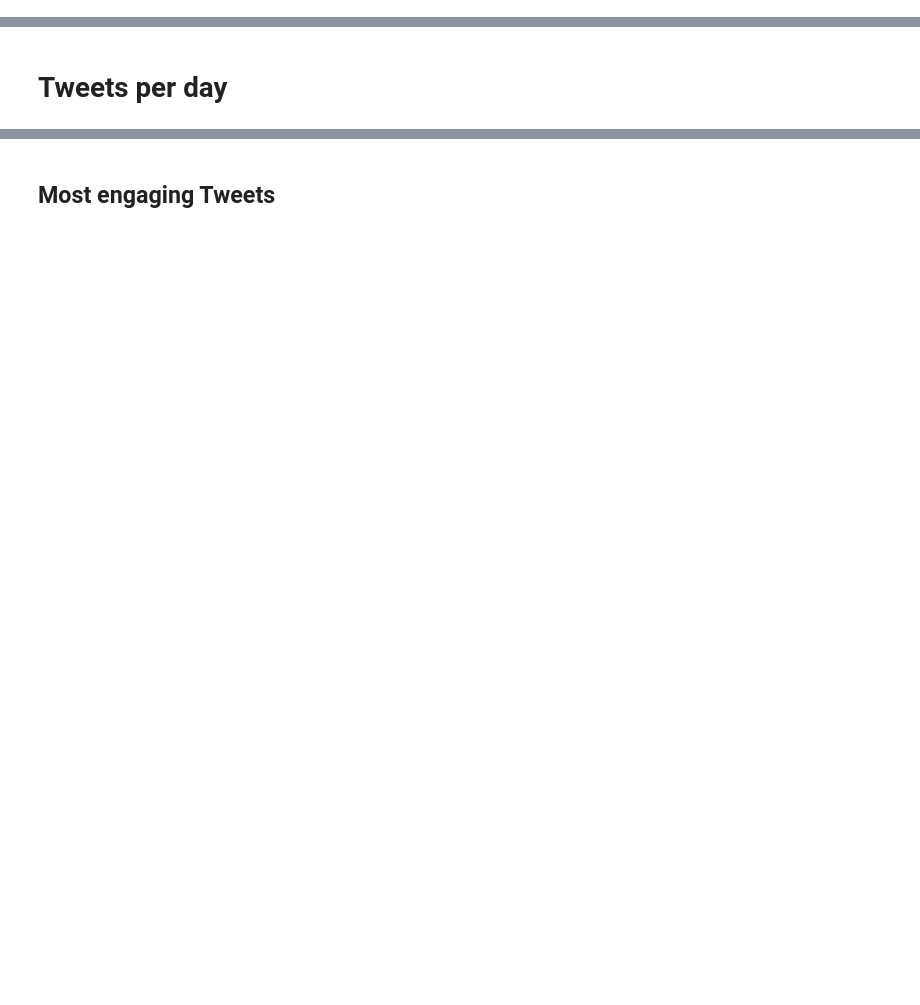
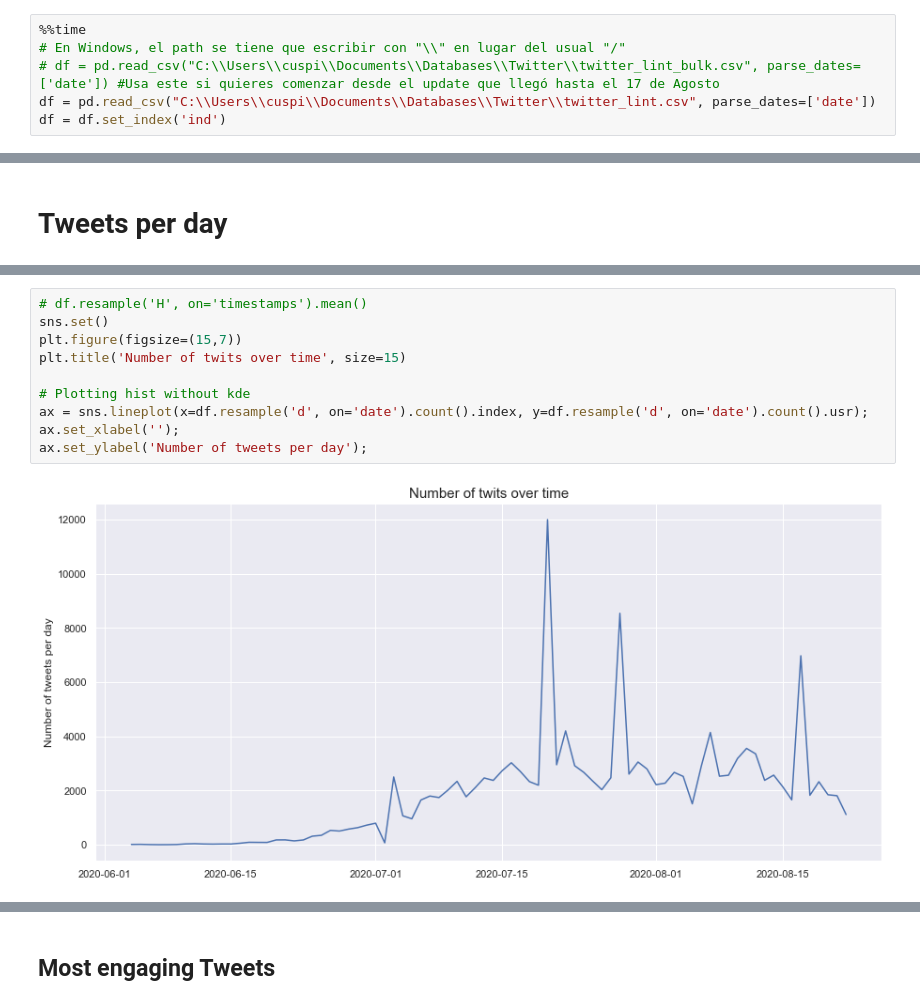
Before and after one commit to cuspime/Projects, a Jupyter notebook: Twitter.ipynb, the cells around one changed output, grey strips where cells are left out. Cells and saved outputs as stored; diff of their text form; blank space fills up the shorter version.

```diff
--- a/Twitter.ipynb
+++ b/Twitter.ipynb
@@ -145,0 +169,6 @@ Wall time: 10min 36s
+# %%
+%%time
+# En Windows, el path se tiene que escribir con "\\" en lugar del usual "/"
+# df = pd.read_csv("C:\\Users\\cuspi\\Documents\\Databases\\Twitter\\twitter_lint_bulk.csv", parse_dates=['date']) #Usa este si quieres comenzar desde el update que llegó hasta el 17 de Agosto
+df = pd.read_csv("C:\\Users\\cuspi\\Documents\\Databases\\Twitter\\twitter_lint.csv", parse_dates=['date'])
+df = df.set_index('ind')
@@ -183,2 +307,14 @@ plt.title('{:.0f} tweets talking about {}'.format(len(df), interesting_text),
+# %%
+# df.resample('H', on='timestamps').mean()
+sns.set()
+plt.figure(figsize=(15,7))
+plt.title('Number of twits over time', size=15)
+
+# Plotting hist without kde
+ax = sns.lineplot(x=df.resample('d', on='date').count().index, y=df.resample('d', on='date').count().usr);
+ax.set_xlabel('');
+ax.set_ylabel('Number of tweets per day');
+# %% [output]
+[figure, added]
 # %%
 # df.resample('H', on='timestamps').mean()
```
Also changed, not shown: parts of 40 cells of this notebook.
